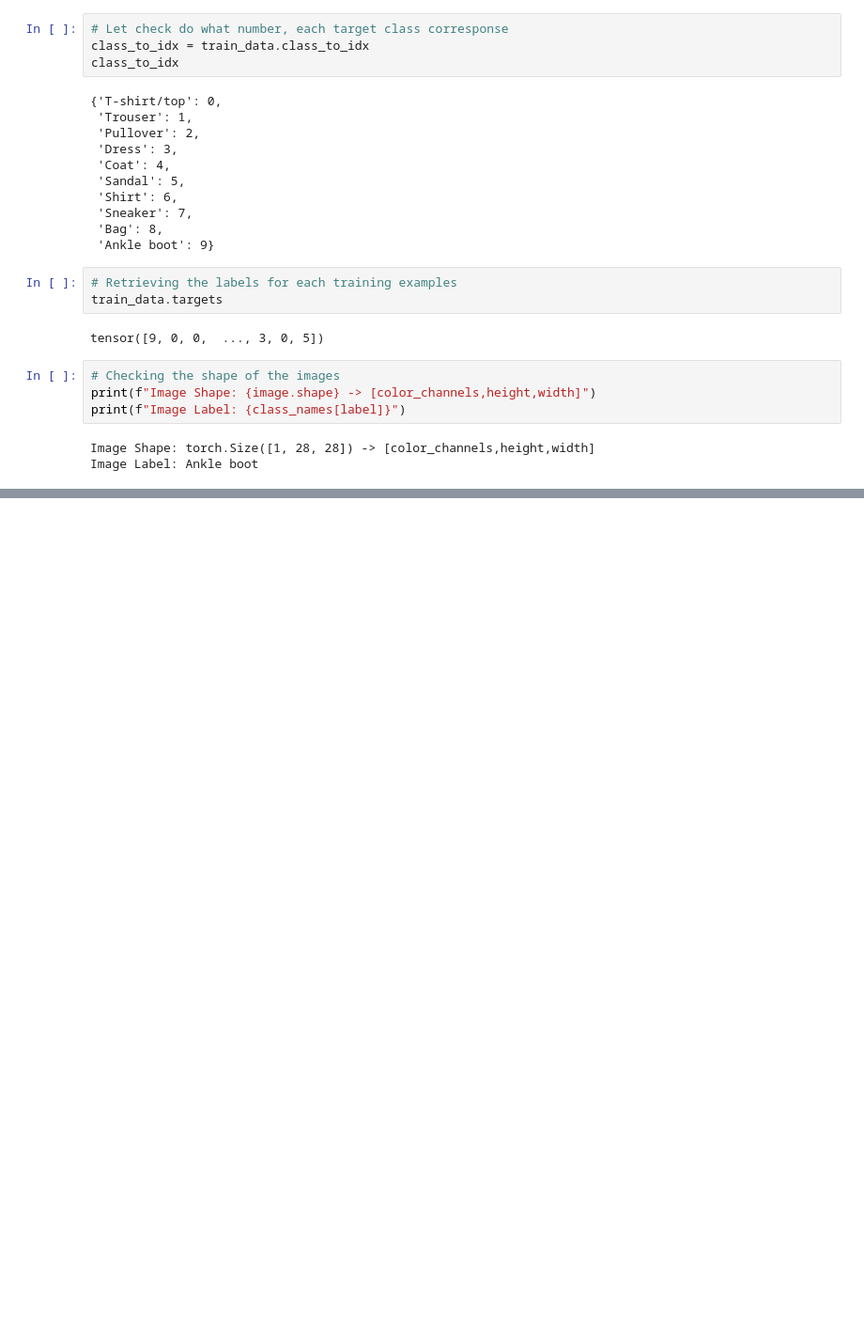
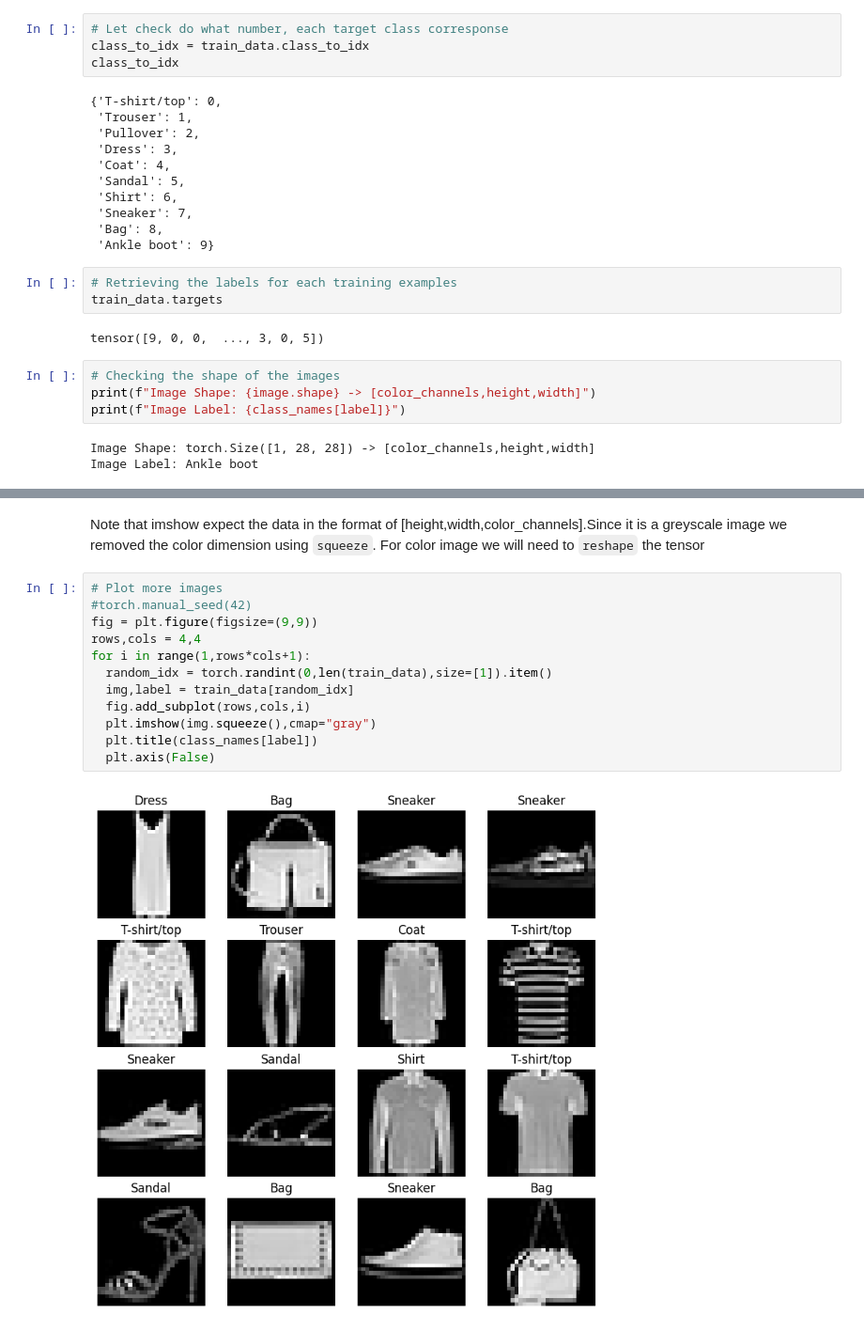
Before and after one commit to LaurentSeguin/Learning_ML, a Jupyter notebook: Basics_Of_Computer_Vision_With_Pytorch.ipynb, the cells around one changed output, grey strips where cells are left out. Shown: that part at 94% size. Saved outputs shown, nothing was run; the diff lists cells and outputs as text; blank space fills up the shorter version.

```diff
--- a/Basics_Of_Computer_Vision_With_Pytorch.ipynb
+++ b/Basics_Of_Computer_Vision_With_Pytorch.ipynb
@@ -127,0 +159,16 @@ Image Label: Ankle boot
+# %% [markdown]
+Note that imshow expect the data in the format of [height,width,color_channels].Since it is a greyscale image we removed the color dimension using `squeeze`. For color image we will need to `reshape` the tensor
+# %%
+# Plot more images
+#torch.manual_seed(42)
+fig = plt.figure(figsize=(9,9))
+rows,cols = 4,4
+for i in range(1,rows*cols+1):
+  random_idx = torch.randint(0,len(train_data),size=[1]).item()
+  img,label = train_data[random_idx]
+  fig.add_subplot(rows,cols,i)
+  plt.imshow(img.squeeze(),cmap="gray")
+  plt.title(class_names[label])
+  plt.axis(False)
+# %% [output]
+[figure, added]
```
Also changed, not shown: parts of 20 cells of this notebook.
